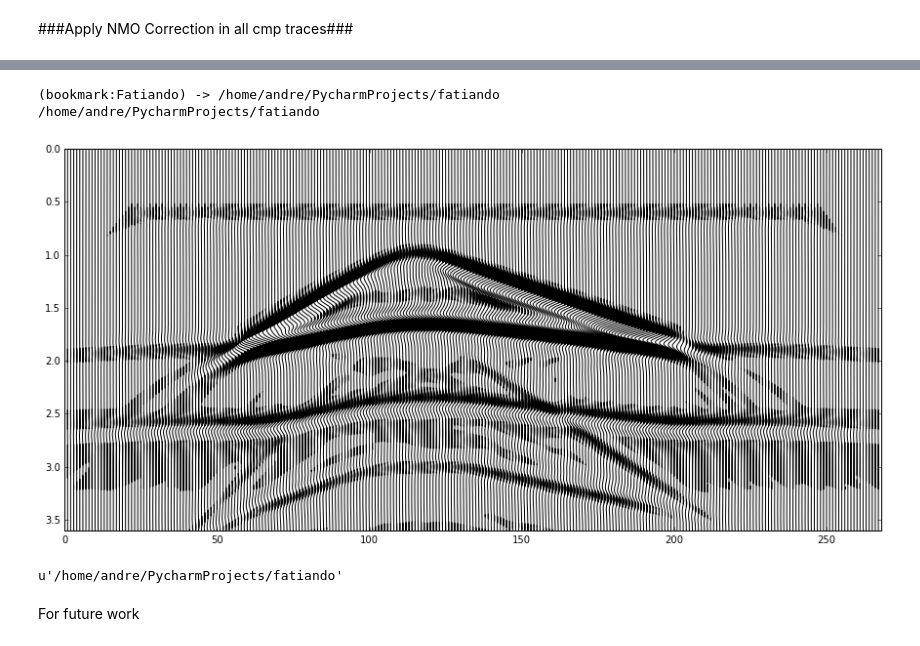
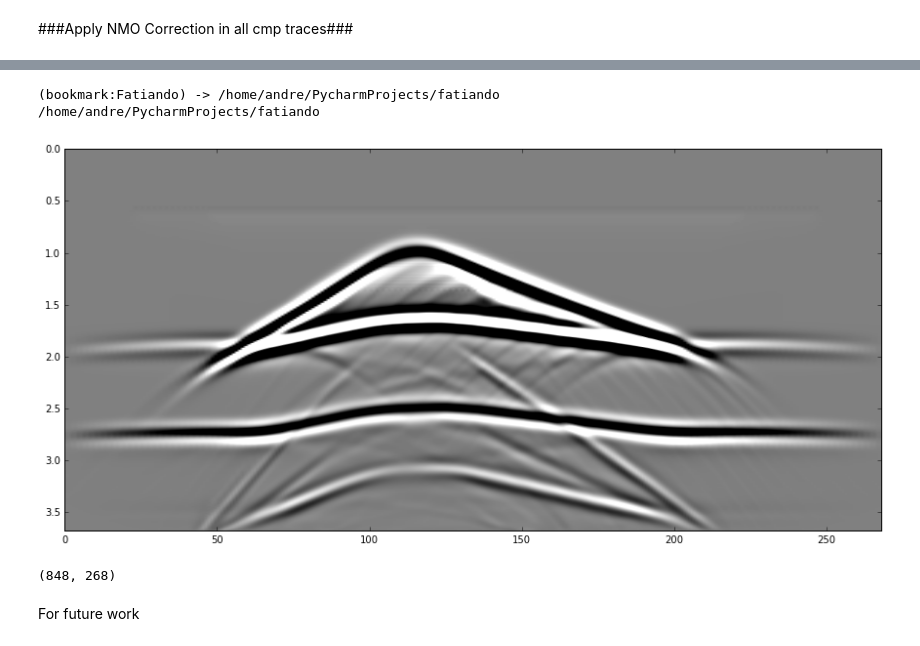
Before and after one commit to eusoubrasileiro/geonumerics, a Jupyter notebook: ipython_notebooks/Geonumerics - Nmo and Rms velocity.ipynb, the cells around one changed output, grey strips where cells are left out. Drawn from its saved outputs; the diff is of its cells as text; code cells hidden in the pictures.

```diff
--- a/ipython_notebooks/Geonumerics - Nmo and Rms velocity.ipynb
+++ b/ipython_notebooks/Geonumerics - Nmo and Rms velocity.ipynb
@@ -241,14 +271,17 @@ Then filtering to central source frequency **fc = 9 Hz** would be:
 # %%
 from scipy import signal
 from fatiando.vis import mpl
+
+sim_dt = 0.00433034793813
 
 #Now create a lowpass Butterworth to lowpass the source frequency
 fir = signal.firwin(527, 0.15)
 for i in xrange(35):
     cmpn[:, i] = signal.convolve(cmpn[:, i], fir, 'same') # first must be the larger array
 
-cmpn[:250,:] = 0.0 # gambiarra instead of fk for direct arrivals
-figure(figsize=(5, 7))
-mpl.seismic_image(cmpn, vmin=-.001, vmax=0.001, aspect='auto')
-mpl.seismic_wiggle(cmpn, scale=100)
+cmpn[:200,:] = 0.0 # gambiarra instead of fk for direct arrivals
+figure(figsize=(4, 6), dpi=200)
+dt = 0.00433034793813
+mpl.seismic_image(cmpn, dt=1, vmin=-.001, vmax=0.001, aspect='auto')
+mpl.seismic_wiggle(cmpn, dt=1, scale=100)
 # %% [output]
@@ -273,7 +306,7 @@ Convert it to *RMS* velocity
 /home/andre/PycharmProjects/fatiando
 /home/andre/PycharmProjects
 # %%
-CMPi = 256
+CMPi = 172
 
 from PIL import Image
 import numpy as np
@@ -326,6 +359,6 @@ ns = 900 # number of samples
 # %%
-dt = 0.00433034793813
-ns = 900
+dt = sim_dt
+ns = 848
 
 from scipy.interpolate import UnivariateSpline as ispline
 # linear with extrapolation possible, cubic is bad at end and start
@@ -368,11 +401,11 @@ from fatiando.seismic import utils
 
 ds = np.ones(160)*25 # from dz = 25 simulation grid
 dt = 0.00433034793813
-ns = 900
+ns = 848
 
 ncmps = df_traces.cmp.nunique()
 cmps = df_traces.cmp.unique()
-cmps_stacked = np.zeros((900, ncmps))
+cmps_stacked = np.zeros((ns, ncmps))
 
 for i in xrange(ncmps):
 
@@ -393,5 +426,5 @@ for i in xrange(ncmps):
     svrms = fs(ntwt)
     cmpn[:180, :] = 0.0 # mute all instead of fk for direct arrivals
     #svrms *= 0.92 # small tuning for better stacks
-    cmp_nmo = utils.nmo(cmpn, cmpnoffsets, svrms, dt)
+    cmp_nmo = utils.nmo(cmpn, cmpnoffsets, svrms*0.92, dt)
     cmps_stacked[:, i] = cmp_nmo.sum(1) # stack all traces
@@ -398,12 +449,12 @@ for i in xrange(ncmps):
 # %%
 %cd Fatiando
 from fatiando.vis import mpl
 
 figure(figsize=(15,7))
-#mpl.seismic_image(cmps_stacked, vmin=-.05, vmax=0.05, aspect='auto')
-mpl.seismic_wiggle(cmps_stacked, scale=50)
+mpl.seismic_image(cmps_stacked, dt=sim_dt, vmin=-.01, vmax=0.01, aspect='auto')
+#mpl.seismic_wiggle(cmps_stacked, dt=sim_dt, scale=50)
 # %% [output]
 (bookmark:Fatiando) -> /home/andre/PycharmProjects/fatiando
 /home/andre/PycharmProjects/fatiando
-[figure, old version]
+[figure, new version]
 # %%
@@ -411,7 +462,7 @@ np.save('cmp_stacked_26_11_2015', cmps_stacked)
-# %%
-pwd
-# %% [output]
-u'/home/andre/PycharmProjects/fatiando'
+# %%
+cmps_stacked.shape
+# %% [output]
+(848, 268)
 # %% [markdown]
 For future work
 # %%
```
Also changed, not shown: parts of 17 cells of this notebook, 1 other file.
